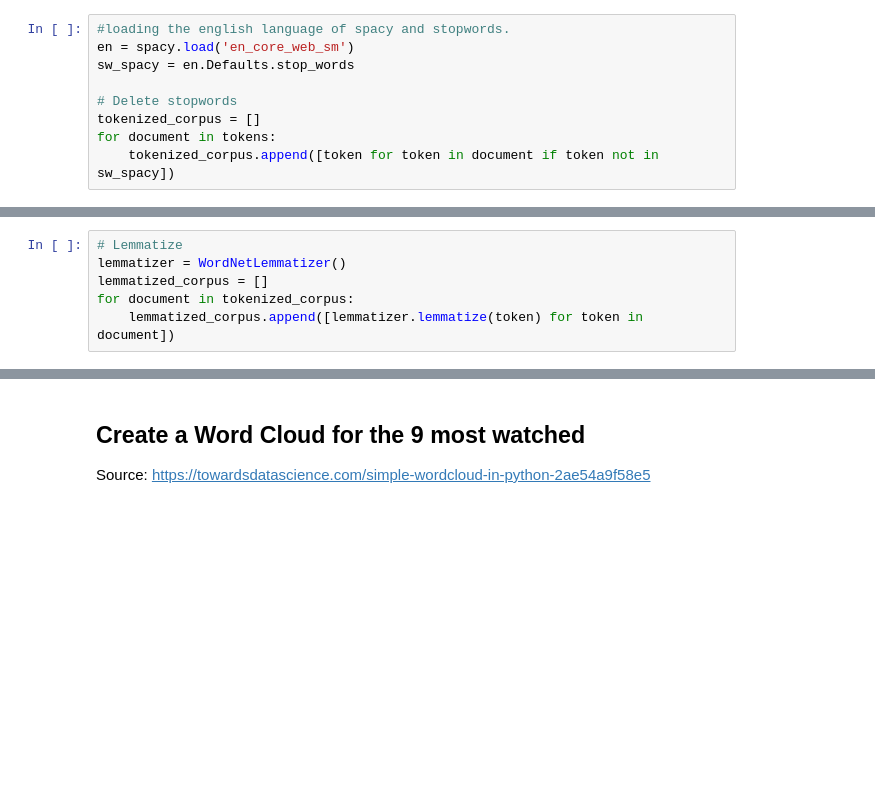
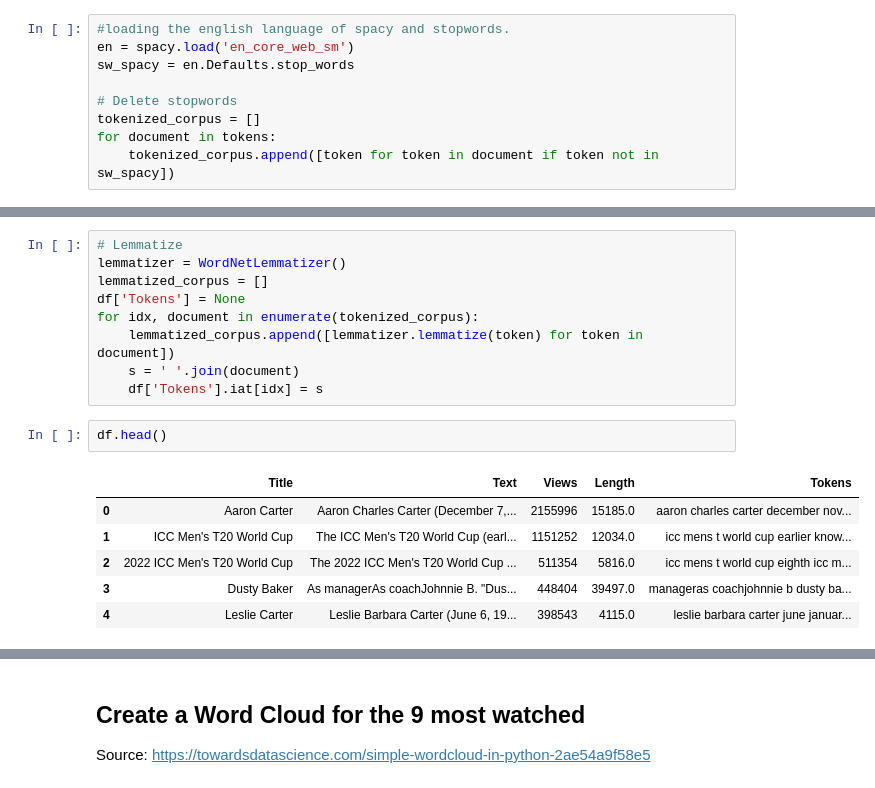
Before and after one commit to variableVG/What-is-people-looking-in-wikipedia, a Jupyter notebook: GarciaEspin_Violeta_if20b091_exercise7.ipynb, the cells around one changed output, grey strips where cells are left out. Saved outputs shown, nothing was run; the diff lists cells and outputs as text; blank space fills up the shorter version.

```diff
--- a/GarciaEspin_Violeta_if20b091_exercise7.ipynb
+++ b/GarciaEspin_Violeta_if20b091_exercise7.ipynb
@@ -200,5 +202,17 @@ print(tokenized_corpus[0])
 # Lemmatize
 lemmatizer = WordNetLemmatizer()
 lemmatized_corpus = []
-for document in tokenized_corpus:
+df['Tokens'] = None
+for idx, document in enumerate(tokenized_corpus):
     lemmatized_corpus.append([lemmatizer.lemmatize(token) for token in document])
+    s = ' '.join(document)
+    df['Tokens'].iat[idx] = s
+# %%
+df.head()
+# %% [output]
+|  | Title | Text | Views | Length | Tokens |
+| 0 | Aaron Carter | Aaron Charles Carter (December 7,... | 2155996 | 15185.0 | aaron charles carter december nov... |
+| 1 | ICC Men's T20 World Cup | The ICC Men's T20 World Cup (earl... | 1151252 | 12034.0 | icc mens t world cup earlier know... |
+| 2 | 2022 ICC Men's T20 World Cup | The 2022 ICC Men's T20 World Cup ... | 511354 | 5816.0 | icc mens t world cup eighth icc m... |
+| 3 | Dusty Baker | As managerAs coachJohnnie B. "Dus... | 448404 | 39497.0 | manageras coachjohnnie b dusty ba... |
+| 4 | Leslie Carter | Leslie Barbara Carter (June 6, 19... | 398543 | 4115.0 | leslie barbara carter june januar... |
```
Also changed, not shown: parts of 14 cells of this notebook.
